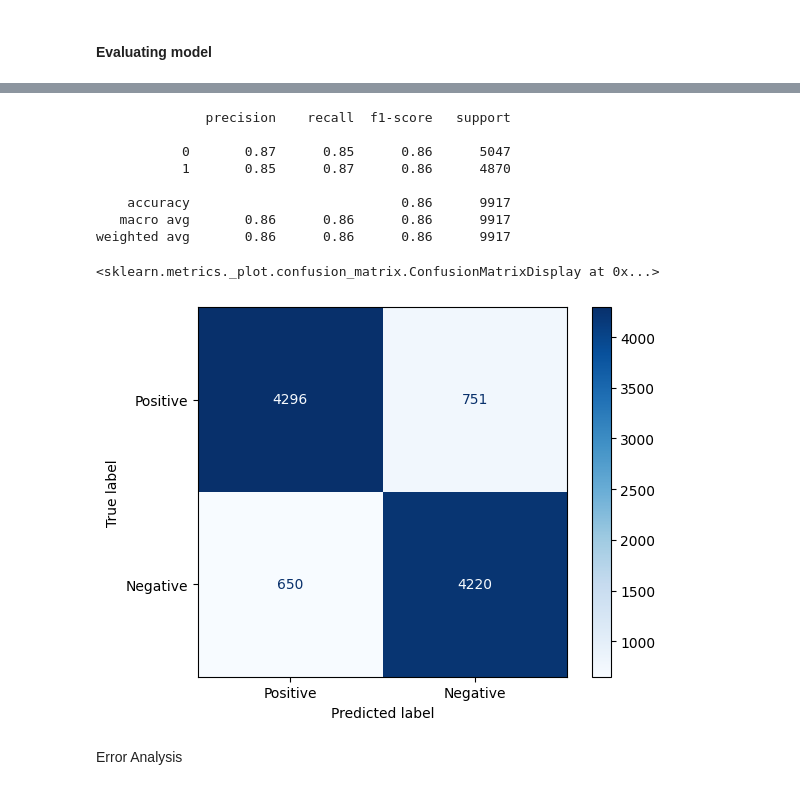
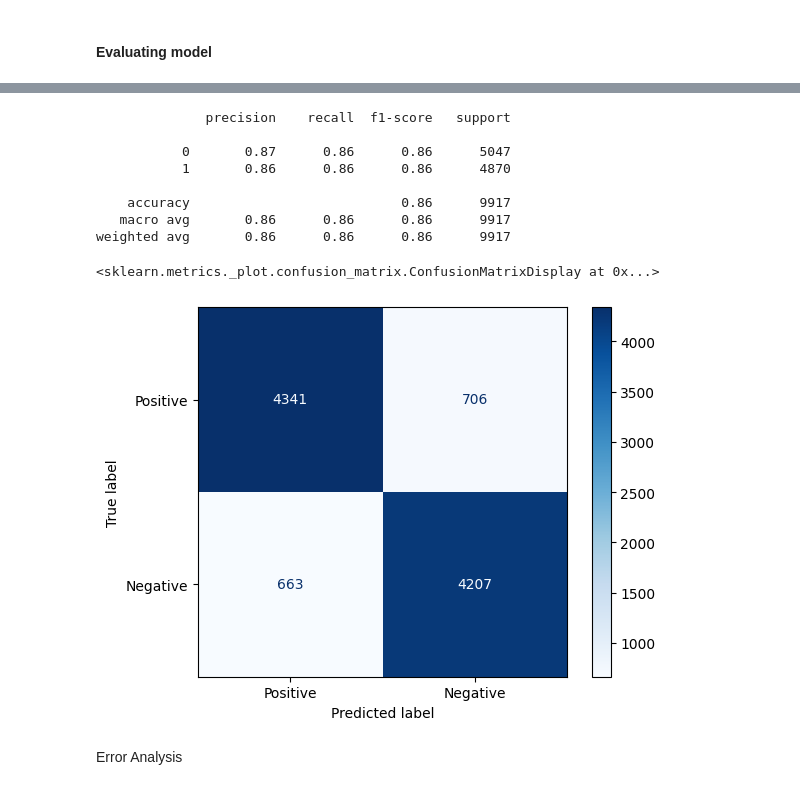
Before and after one commit to olizekor/movie-review-sentiment-analysis, a Jupyter notebook: notebooks/exploration.ipynb, the cells around one changed output, grey strips where cells are left out. Drawn from its saved outputs; the diff is of its cells as text; code cells hidden in the pictures.

```diff
--- a/notebooks/exploration.ipynb
+++ b/notebooks/exploration.ipynb
@@ -443,10 +852,11 @@ NVIDIA GeForce RTX 3050 Ti Laptop GPU
 #### Dataset prep
 # %%
 # creating the dataset
-dataset = Dataset.from_pandas(df, preserve_index=False)
-dataset = dataset.train_test_split(test_size=0.2, seed=42)
-dataset = dataset.rename_columns({
+ds = HFDataset.from_pandas(df, preserve_index=False)
+ds = ds.train_test_split(test_size=0.2, seed=42)
+ds = ds.rename_columns({
     "clean_review":"review"
 })
-print(dataset["train"][0])
+
+ds
 # %% [output]
@@ -467,6 +902,8 @@ def tokenizer512(examples):
 # %%
 # Apply the tokenizer to the dataset
-dataset = dataset.map(tokenizer512, batched=True)
+tokenized_dataset = ds.map(
+                      tokenizer512,
+                      batched = True)
 # Inspect tokenized samples
-print(dataset["test"])
+print(tokenized_dataset)
 # %% [output]
@@ -546,10 +963,11 @@ training_args = TrainingArguments(
     output_dir="./results",           # Directory for saving model checkpoints
     eval_strategy="epoch",     # Evaluate at the end of each epoch
     save_strategy= "epoch",    # Saving strategy to match eval_strategy
-    learning_rate=5e-5,              # Start with a small learning rate
+    lr_scheduler_type="cosine",
+    learning_rate=2e-5,              # Start with a small learning rate
     per_device_train_batch_size=16,  # Batch size per GPU
     per_device_eval_batch_size=16,
-    num_train_epochs=3,              # Number of epochs
+    num_train_epochs=5,              # Number of epochs
     weight_decay=0.01,               # Regularization
     save_total_limit=2,              # Limit checkpoints to save space
     load_best_model_at_end=True,     # Automatically load the best checkpoint
@@ -600,11 +1011,12 @@ Dataset({
 trainer = Trainer(
     model=model,                        # Pre-trained BERT model
     args=training_args,                 # Training arguments
-    train_dataset=dataset["train"],
-    eval_dataset=dataset["test"],
+    train_dataset=tokenized_dataset["train"],
+    eval_dataset=tokenized_dataset["test"],
     tokenizer=tokenizer,
     data_collator=data_collator,        # Efficient batching
-    compute_metrics=compute_metrics     # Custom metric
+    compute_metrics=compute_metrics,     # Custom metric
+    callbacks=[EarlyStoppingCallback(early_stopping_patience=2)]
 )
 
 # Start training
@@ -627,13 +1035,13 @@ print(results)
 # %%
 # Generate predictions
-predictions = trainer.predict(dataset["test"])
+predictions = trainer.predict(tokenized_dataset["test"])
 predicted_labels = predictions.predictions.argmax(axis=-1)
 
 # Classification report
-print(classification_report(dataset["test"]["label"], predicted_labels))
+print(classification_report(tokenized_dataset["test"]["label"], predicted_labels))
 
 # Confusion matrix
-cm = confusion_matrix(dataset["test"]["label"], predicted_labels)
+cm = confusion_matrix(tokenized_dataset["test"]["label"], predicted_labels)
 disp = ConfusionMatrixDisplay(confusion_matrix=cm, display_labels=["Positive", "Negative"])
 disp.plot(cmap = "Blues")
 # %% [output]
@@ -640,13 +1049,13 @@ disp.plot(cmap = "Blues")
               precision    recall  f1-score   support
 
-           0       0.87      0.85      0.86      5047
-           1       0.85      0.87      0.86      4870
+           0       0.87      0.86      0.86      5047
+           1       0.86      0.86      0.86      4870
 
     accuracy                           0.86      9917
    macro avg       0.86      0.86      0.86      9917
 weighted avg       0.86      0.86      0.86      9917
 <sklearn.metrics._plot.confusion_matrix.ConfusionMatrixDisplay at 0x...>
-[figure, old version]
+[figure, new version]
 # %% [markdown]
 Error Analysis
 # %%
```
Also changed, not shown: parts of 53 cells of this notebook.
